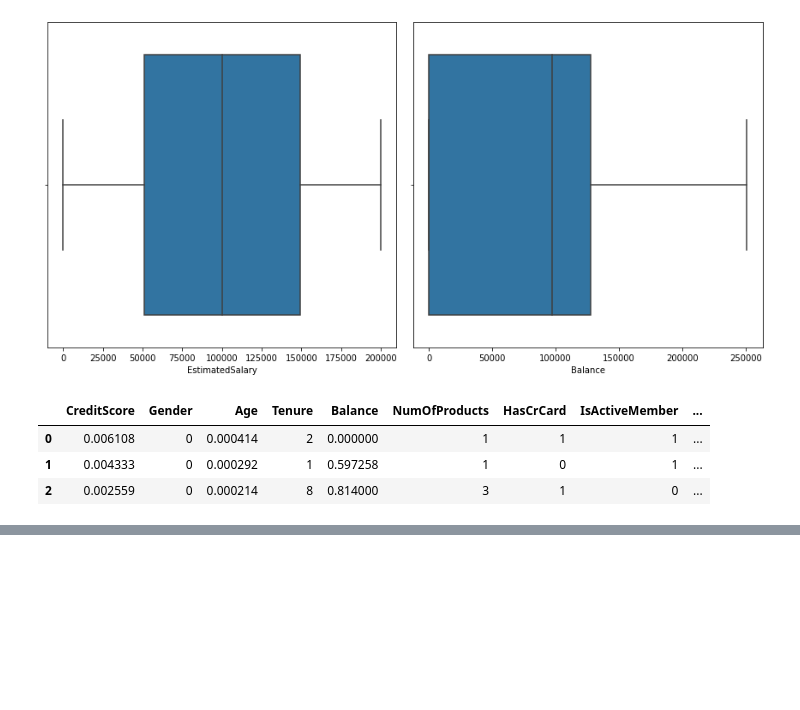
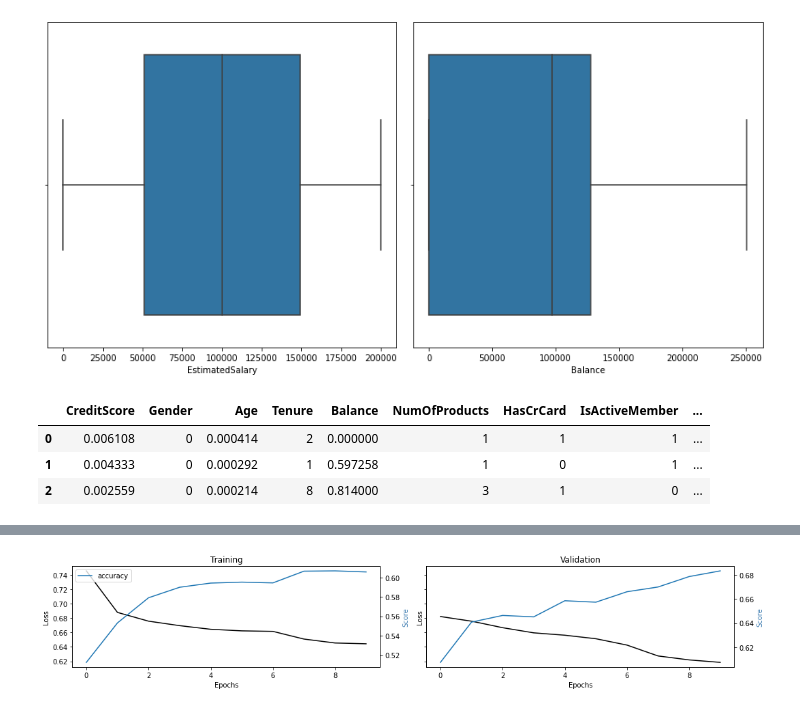
Before and after one commit to protovici/Data-Sciences, a Jupyter notebook: TensorFlow_Dev/churn_prediction.ipynb, the cells around one changed output, grey strips where cells are left out. Saved outputs shown, nothing was run; the diff lists cells and outputs as text; code cells hidden in the pictures; blank space fills up the shorter version.

```diff
--- a/TensorFlow_Dev/churn_prediction.ipynb
+++ b/TensorFlow_Dev/churn_prediction.ipynb
@@ -326,3 +322,33 @@ RuntimeError: You must compile your model before training/testing. Use `model.co
+# %%
+# plot
+metrics = [k for k in training.history.keys() if ("loss" not in k) and ("val" not in k)]
+fig, ax = plt.subplots(nrows=1, ncols=2, sharey=True, figsize=(15,3))
+
+## training
+ax[0].set(title="Training")
+ax11 = ax[0].twinx()
+ax[0].plot(training.history['loss'], color='black')
+ax[0].set_xlabel('Epochs')
+ax[0].set_ylabel('Loss', color='black')
+
+for metric in metrics:
+    ax11.plot(training.history[metric], label=metric)
+    ax11.set_ylabel("Score", color='steelblue')
+ax11.legend()
+
+## validation
+ax[1].set(title="Validation")
+ax22 = ax[1].twinx()
+ax[1].plot(training.history['val_loss'], color='black')
+ax[1].set_xlabel('Epochs')
+ax[1].set_ylabel('Loss', color='black')
+
+for metric in metrics:
+    ax22.plot(training.history['val_'+metric], label=metric)
+    ax22.set_ylabel("Score", color="steelblue")
+plt.show()
+# %% [output]
+[figure, added]
 # %%
 from imblearn.over_sampling import SMOTE
 
```
Also changed, not shown: parts of 5 cells of this notebook, 3 other files.
